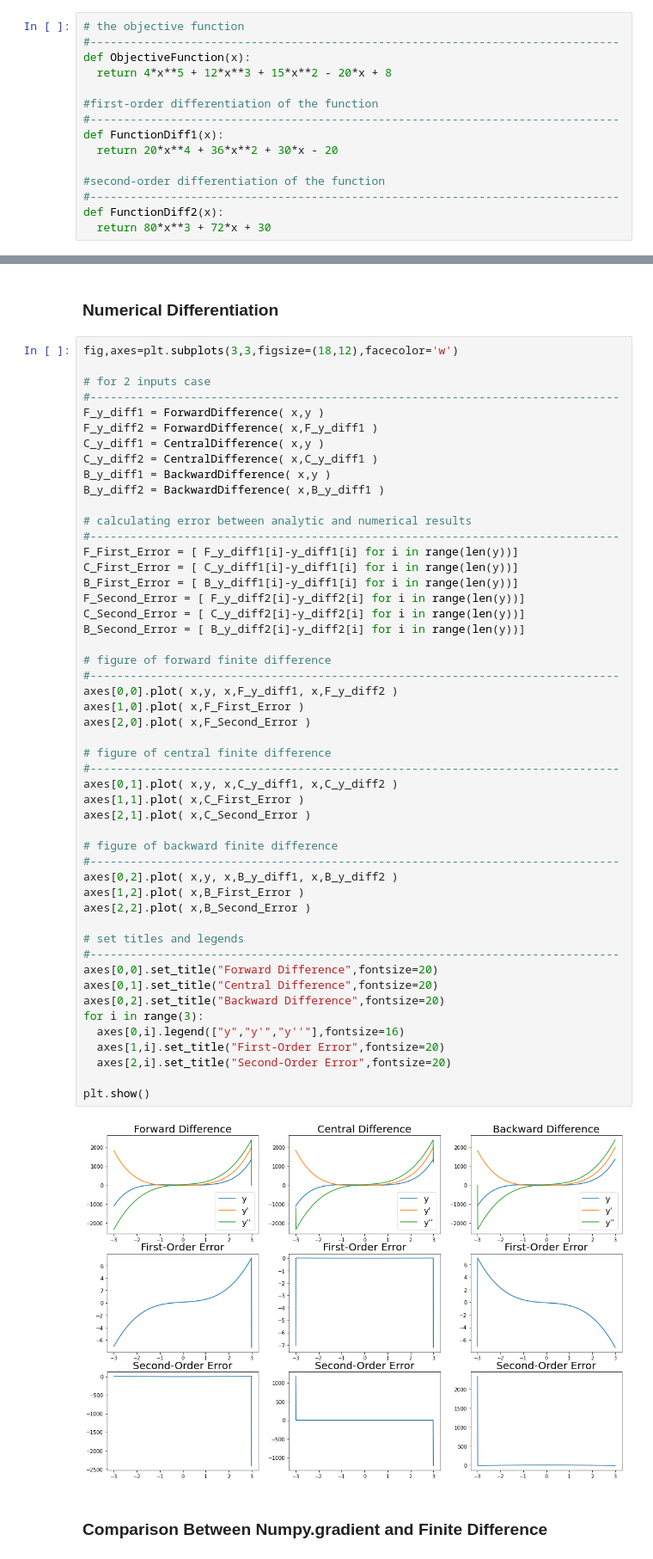
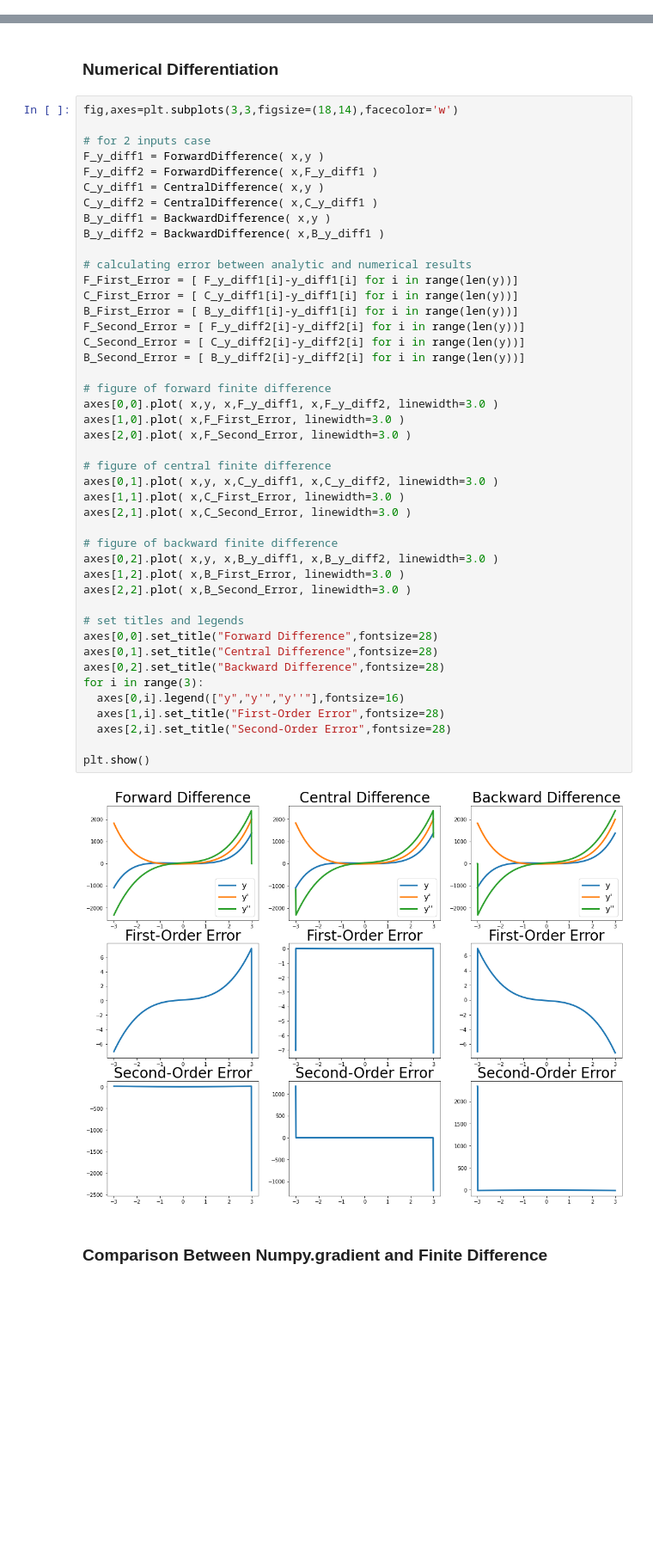
Before and after one commit to TW-ZJLin/FiniteDifference, a Jupyter notebook: Finite_Difference.ipynb, the cells around one changed output, grey strips where cells are left out. Shown: that part at 86% size. Cells and saved outputs as stored; diff of their text form; blank space fills up the shorter version.

```diff
--- a/Finite_Difference.ipynb
+++ b/Finite_Difference.ipynb
@@ -87,18 +71,3 @@ def FunctionDiff2(x):
-# %%
-# the objective function
-#-------------------------------------------------------------------------------
-def ObjectiveFunction(x):
-  return 4*x**5 + 12*x**3 + 15*x**2 - 20*x + 8
-
-#first-order differentiation of the function
-#-------------------------------------------------------------------------------
-def FunctionDiff1(x):
-  return 20*x**4 + 36*x**2 + 30*x - 20
-
-#second-order differentiation of the function
-#-------------------------------------------------------------------------------
-def FunctionDiff2(x):
-  return 80*x**3 + 72*x + 30
 # %% [markdown]
 ### Analytic Differentiation
 # %%
@@ -127,57 +95,51 @@ plt.show()
 # %% [markdown]
 ### Numerical Differentiation
 # %%
-fig,axes=plt.subplots(3,3,figsize=(18,12),facecolor='w')
+fig,axes=plt.subplots(3,3,figsize=(18,14),facecolor='w')
 
 # for 2 inputs case
-#-------------------------------------------------------------------------------
 F_y_diff1 = ForwardDifference( x,y )
 F_y_diff2 = ForwardDifference( x,F_y_diff1 )
 C_y_diff1 = CentralDifference( x,y )
 C_y_diff2 = CentralDifference( x,C_y_diff1 )
 B_y_diff1 = BackwardDifference( x,y )
 B_y_diff2 = BackwardDifference( x,B_y_diff1 )
 
 # calculating error between analytic and numerical results
-#-------------------------------------------------------------------------------
 F_First_Error = [ F_y_diff1[i]-y_diff1[i] for i in range(len(y))]
 C_First_Error = [ C_y_diff1[i]-y_diff1[i] for i in range(len(y))]
 B_First_Error = [ B_y_diff1[i]-y_diff1[i] for i in range(len(y))]
 F_Second_Error = [ F_y_diff2[i]-y_diff2[i] for i in range(len(y))]
 C_Second_Error = [ C_y_diff2[i]-y_diff2[i] for i in range(len(y))]
 B_Second_Error = [ B_y_diff2[i]-y_diff2[i] for i in range(len(y))]
 
 # figure of forward finite difference
-#-------------------------------------------------------------------------------
-axes[0,0].plot( x,y, x,F_y_diff1, x,F_y_diff2 )
-axes[1,0].plot( x,F_First_Error )
-axes[2,0].plot( x,F_Second_Error )
+axes[0,0].plot( x,y, x,F_y_diff1, x,F_y_diff2, linewidth=3.0 )
+axes[1,0].plot( x,F_First_Error, linewidth=3.0 )
+axes[2,0].plot( x,F_Second_Error, linewidth=3.0 )
 
 # figure of central finite difference
-#-------------------------------------------------------------------------------
-axes[0,1].plot( x,y, x,C_y_diff1, x,C_y_diff2 )
-axes[1,1].plot( x,C_First_Error )
-axes[2,1].plot( x,C_Second_Error )
+axes[0,1].plot( x,y, x,C_y_diff1, x,C_y_diff2, linewidth=3.0 )
+axes[1,1].plot( x,C_First_Error, linewidth=3.0 )
+axes[2,1].plot( x,C_Second_Error, linewidth=3.0 )
 
 # figure of backward finite difference
-#-------------------------------------------------------------------------------
-axes[0,2].plot( x,y, x,B_y_diff1, x,B_y_diff2 )
-axes[1,2].plot( x,B_First_Error )
-axes[2,2].plot( x,B_Second_Error )
+axes[0,2].plot( x,y, x,B_y_diff1, x,B_y_diff2, linewidth=3.0 )
+axes[1,2].plot( x,B_First_Error, linewidth=3.0 )
+axes[2,2].plot( x,B_Second_Error, linewidth=3.0 )
 
 # set titles and legends
-#-------------------------------------------------------------------------------
-axes[0,0].set_title("Forward Difference",fontsize=20)
-axes[0,1].set_title("Central Difference",fontsize=20)
-axes[0,2].set_title("Backward Difference",fontsize=20)
+axes[0,0].set_title("Forward Difference",fontsize=28)
+axes[0,1].set_title("Central Difference",fontsize=28)
+axes[0,2].set_title("Backward Difference",fontsize=28)
 for i in range(3):
   axes[0,i].legend(["y","y'","y''"],fontsize=16)
-  axes[1,i].set_title("First-Order Error",fontsize=20)
-  axes[2,i].set_title("Second-Order Error",fontsize=20)
+  axes[1,i].set_title("First-Order Error",fontsize=28)
+  axes[2,i].set_title("Second-Order Error",fontsize=28)
 
 plt.show()
 # %% [output]
-[figure, old version]
+[figure, new version]
 # %% [markdown]
 ### Comparison Between Numpy.gradient and Finite Difference
 # %%
```
Also changed, not shown: parts of 7 cells of this notebook.
